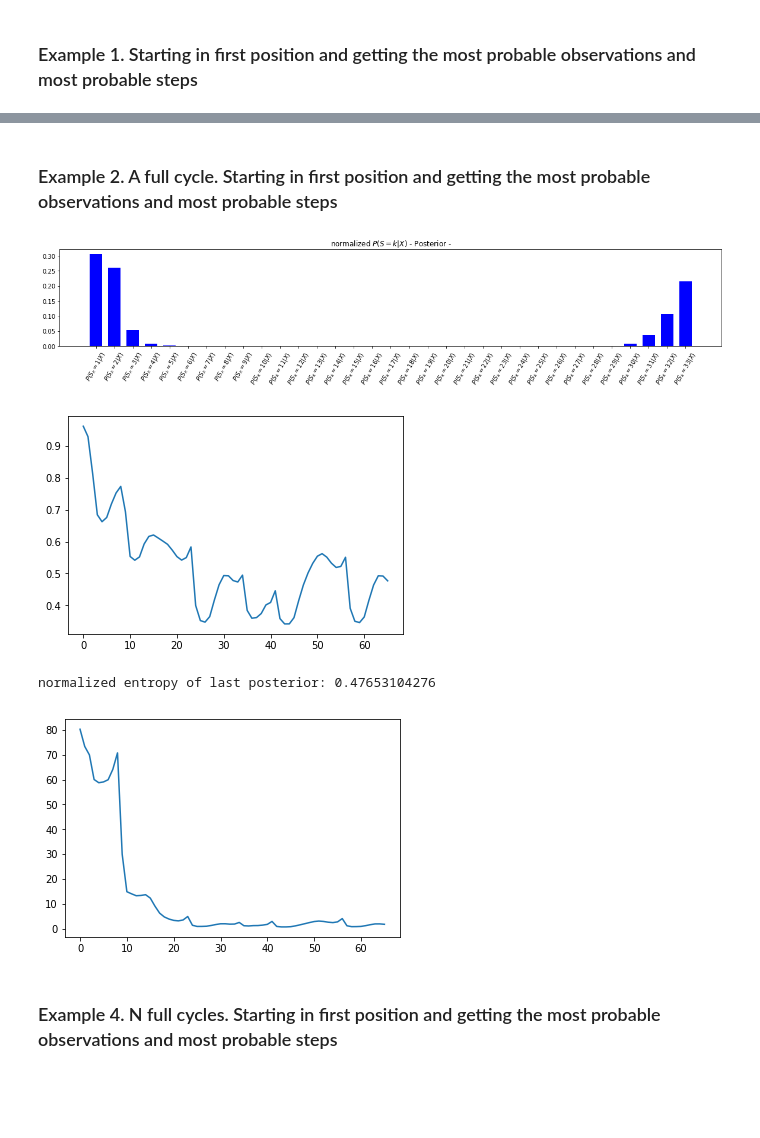
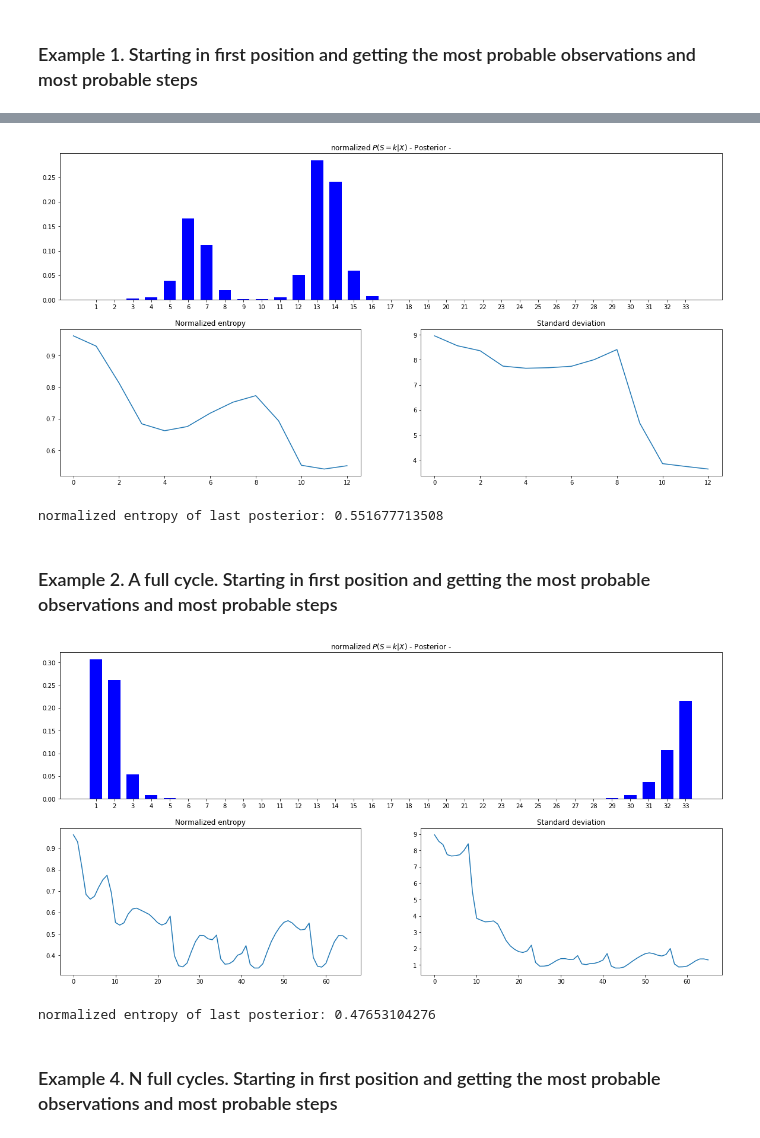
Before and after one commit to jganzabal/Kalman-as-Recursive-Bayesian-Estimation, a Jupyter notebook: 1_Histogram Filters.ipynb, the cells around one changed output, grey strips where cells are left out. Drawn from its saved outputs; the diff is of its cells as text; code cells hidden in the pictures; blank space fills up the shorter version.

Commit message:
Interactive graph added It plots and has a slider to select the number of iterations

```diff
--- a/1_Histogram Filters.ipynb
+++ b/1_Histogram Filters.ipynb
@@ -400,5 +398,24 @@ def histogram_filter(W, measurements, likelihood, prior = np.ones(N)/N):
         predicted = prediction(posterior, W)
         prior = predicted
     return posterior, predicted, normalized_entropy, mean_array, var_array
+# %%
+def plot_histogram_entropy_std(measurements, transition, likelihood, prior, n_steps = 1):
+        N = len(prior)
+        posterior, predicted, normalized_entropy, mean_array, var_array = histogram_filter(transition,
+                                                                    measurements[:n_steps],
+                                                                    likelihood,
+                                                                    prior = np.ones(N)/N)
+        #print(measurements[:n_steps])
+        f = plt.figure(figsize=(20,10))
+        plt.subplot(2, 1, 1)
+        plot_distribution(posterior, title = 'normalized $P(S=k|X)$ - Posterior -', fig = f)
+        plt.subplot(2, 2, 3)
+        plt.title("Normalized entropy")
+        plt.plot(normalized_entropy)
+        plt.subplot(2, 2, 4)
+        plt.title("Standard deviation")
+        plt.plot(np.array(var_array)**(0.5))
+        plt.show()
+        print("normalized entropy of last posterior:",normalized_entropy[-1])
 # %% [markdown]
 ### Example 1. Starting in first position and getting the most probable observations  and most probable steps
@@ -423,29 +422,24 @@ normalized entropy of last posterior: 0.551677713508
+# %%
+short_walk = ['wall', 'wall', 'door', 'door', 'door', 'wall', 'wall', 'wall', 'wall', 'door', 'door', 'door', 'wall']
+
+plot_histogram_entropy_std(short_walk, transition, likelihood, prior, n_steps = len(short_walk))
+# %% [output]
+[figure, added]
+normalized entropy of last posterior: 0.551677713508
 # %% [markdown]
 ### Example 2. A full cycle. Starting in first position and getting the most probable observations  and most probable steps
 # %%
 cicle = ['wall', 'wall', 'door', 'door', 'door', 'wall', 'wall', 'wall', 'wall', 'door', 'door',
          'door', 'wall', 'wall', 'wall', 'wall', 'wall', 'wall', 'wall', 'wall', 'wall', 'wall',
          'wall', 'wall', 'door', 'door', 'door', 'wall', 'wall', 'wall', 'wall', 'wall', 'wall',
          'wall', 'wall', 'door', 'door', 'door', 'wall', 'wall', 'wall', 'wall', 'door', 'door',
          'door', 'wall', 'wall', 'wall', 'wall', 'wall', 'wall', 'wall', 'wall', 'wall', 'wall',
          'wall', 'wall', 'door', 'door', 'door', 'wall', 'wall', 'wall', 'wall', 'wall', 'wall']
 
-posterior, predicted, normalized_entropy, mean_array, var_array = histogram_filter(transition,
-                                                            cicle,
-                                                            likelihood,
-                                                            prior = np.ones(N)/N)
-plot_distribution(posterior, title = 'normalized $P(S=k|X)$ - Posterior -',
-                         str_indexes= str_indexes_posterior, rotation = 60)
-plt.show()
-plt.plot(normalized_entropy)
-plt.show()
-plt.plot(var_array)
-print("normalized entropy of last posterior:",normalized_entropy[-1])
+plot_histogram_entropy_std(cicle, transition, likelihood, prior, n_steps = len(cicle))
 # %% [output]
-[figure, old version]
+[figure, new version]
-[figure, removed]
 normalized entropy of last posterior: 0.47653104276
-[figure, removed]
 # %% [markdown]
 ### Example 4. N full cycles. Starting in first position and getting the most probable observations and most probable steps
 # %%
```
Also changed, not shown: parts of 8 cells of this notebook, 1 other file.
